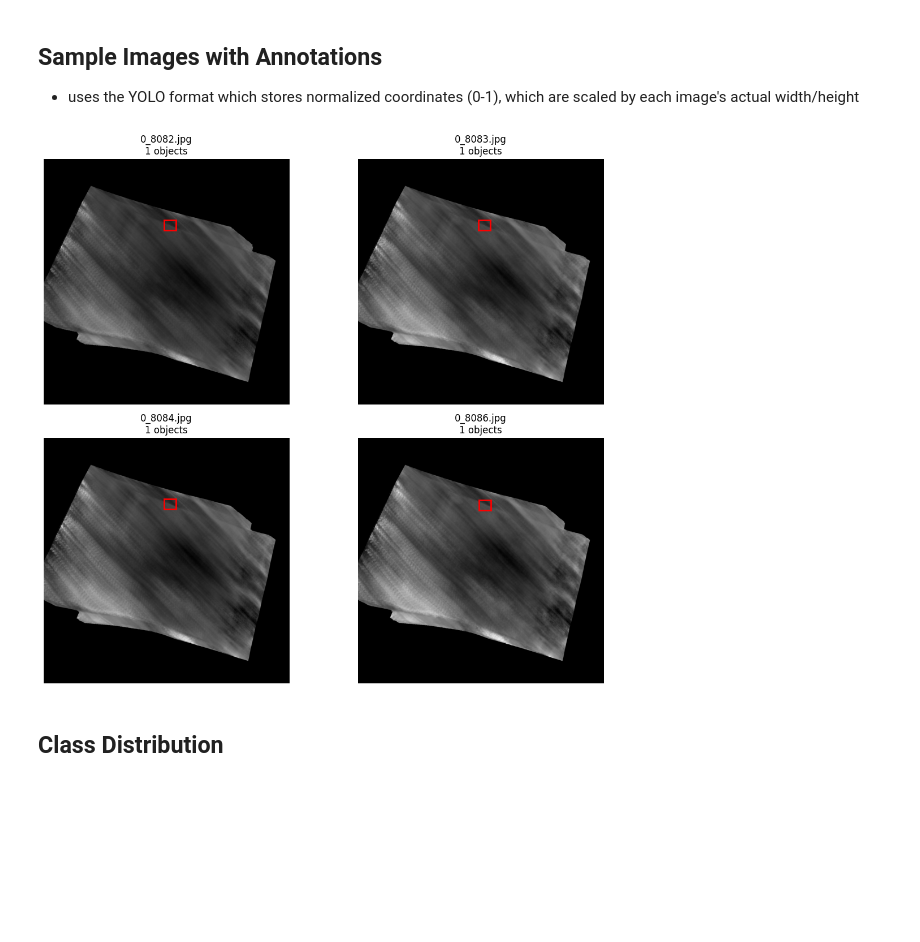
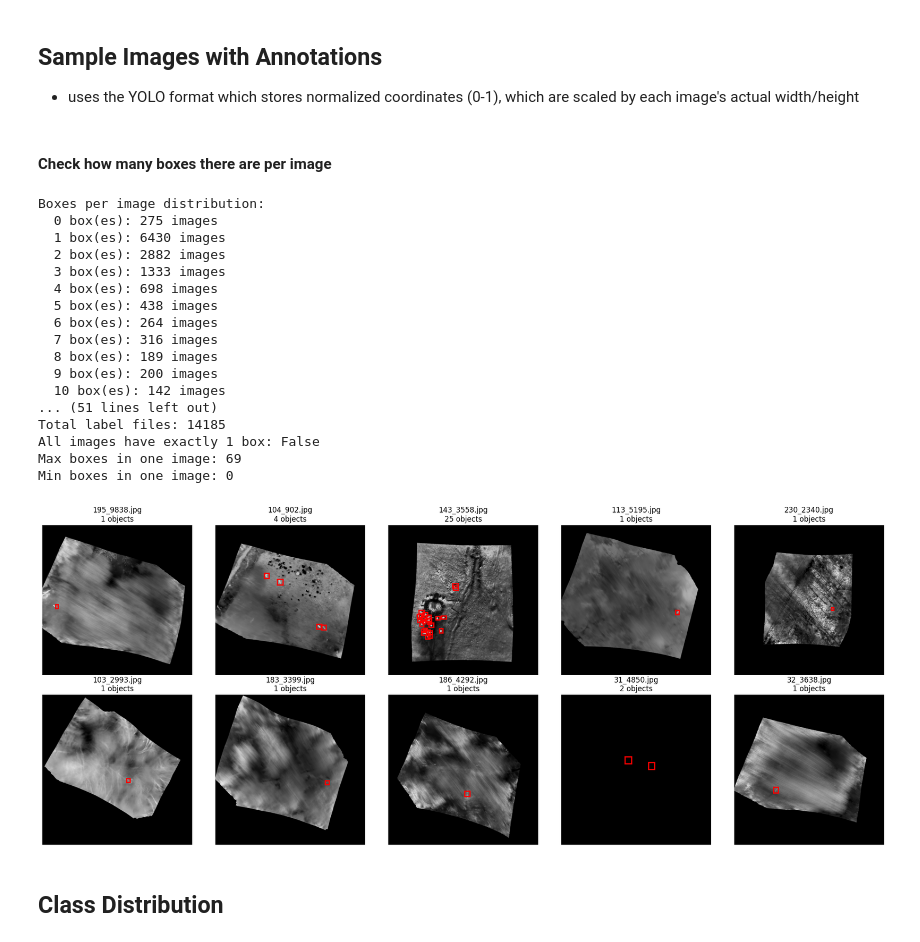
Before and after one commit to smn-krn/CVI4IL-SS26-Project, a Jupyter notebook: code/01_data_exploration.ipynb, the cells around one changed output. Cells and saved outputs as stored; diff of their text form; code cells hidden in the pictures; blank space fills up the shorter version.

```diff
--- a/code/01_data_exploration.ipynb
+++ b/code/01_data_exploration.ipynb
@@ -53,41 +53,86 @@ TEST:
 # %% [markdown]
 ## Sample Images with Annotations
 - uses the YOLO format which stores normalized coordinates (0-1), which are scaled by each image's actual width/height
+# %% [markdown]
+#### Check how many boxes there are per image
+# %%
+from pathlib import Path
+from collections import Counter
+
+TRAIN_LABELS = DATA_DIR / 'labels' / 'train'
+
+box_counts = []
+for label_file in TRAIN_LABELS.glob('*.txt'):
+    with open(label_file) as f:
+        lines = [l.strip() for l in f if l.strip()]
+    box_counts.append(len(lines))
+
+counter = Counter(box_counts)
+print("Boxes per image distribution:")
+for n_boxes, n_images in sorted(counter.items()):
+    print(f"  {n_boxes} box(es): {n_images} images")
+
+print(f"\nTotal label files: {len(box_counts)}")
+print(f"All images have exactly 1 box: {all(c == 1 for c in box_counts)}")
+print(f"Max boxes in one image: {max(box_counts)}")
+print(f"Min boxes in one image: {min(box_counts)}")
+# %% [output]
+Boxes per image distribution:
+  0 box(es): 275 images
+  1 box(es): 6430 images
+  2 box(es): 2882 images
+  3 box(es): 1333 images
+  4 box(es): 698 images
+  5 box(es): 438 images
+  6 box(es): 264 images
+  7 box(es): 316 images
+  8 box(es): 189 images
+  9 box(es): 200 images
+  10 box(es): 142 images
+... (51 lines left out)
+Total label files: 14185
+All images have exactly 1 box: False
+Max boxes in one image: 69
+Min boxes in one image: 0
 # %%
-fig, axes = plt.subplots(2, 2, figsize=(12, 10))
+import random
+
+fig, axes = plt.subplots(2, 5, figsize=(20, 8))
 axes = axes.flatten()
 
-train_images = sorted(list(TRAIN_IMG.glob('*.jpg')))[:4]
+all_images = list(TRAIN_IMG.glob('*.jpg'))
+train_images = random.sample(all_images, min(10, len(all_images)))
 
 for i, img_path in enumerate(train_images):
     label_path = TRAIN_LABELS / f"{img_path.stem}.txt"
 
     img = Image.open(img_path)
     width, height = img.size
 
     axes[i].imshow(img)
 
+    bboxes = []
     if label_path.exists():
         bboxes = load_yolo_labels(str(label_path))
         for bbox in bboxes:
             cx = bbox['x_center'] * width
             cy = bbox['y_center'] * height
             w = bbox['width'] * width
             h = bbox['height'] * height
 
             rect = plt.Rectangle(
                 (cx - w/2, cy - h/2), w, h,
                 fill=False, edgecolor='red', linewidth=2
             )
             axes[i].add_patch(rect)
 
     axes[i].axis('off')
     axes[i].set_title(f"{img_path.name}\n{len(bboxes)} objects")
 
 plt.tight_layout()
 plt.show()
 # %% [output]
-[figure, old version]
+[figure, new version]
 # %% [markdown]
 ## Class Distribution
 # %%
```
Also changed, not shown: parts of 1 cell of this notebook, 10 other files.
